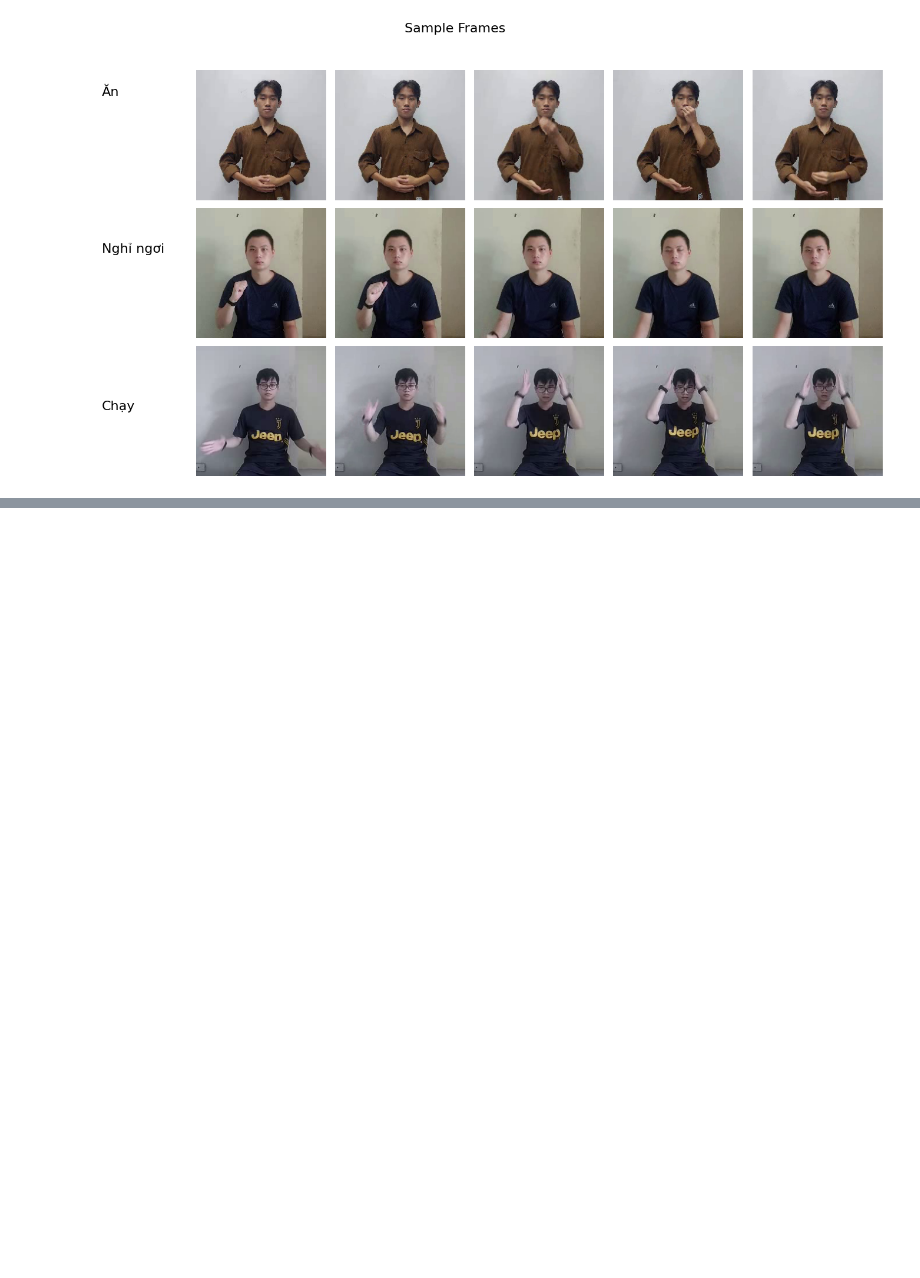
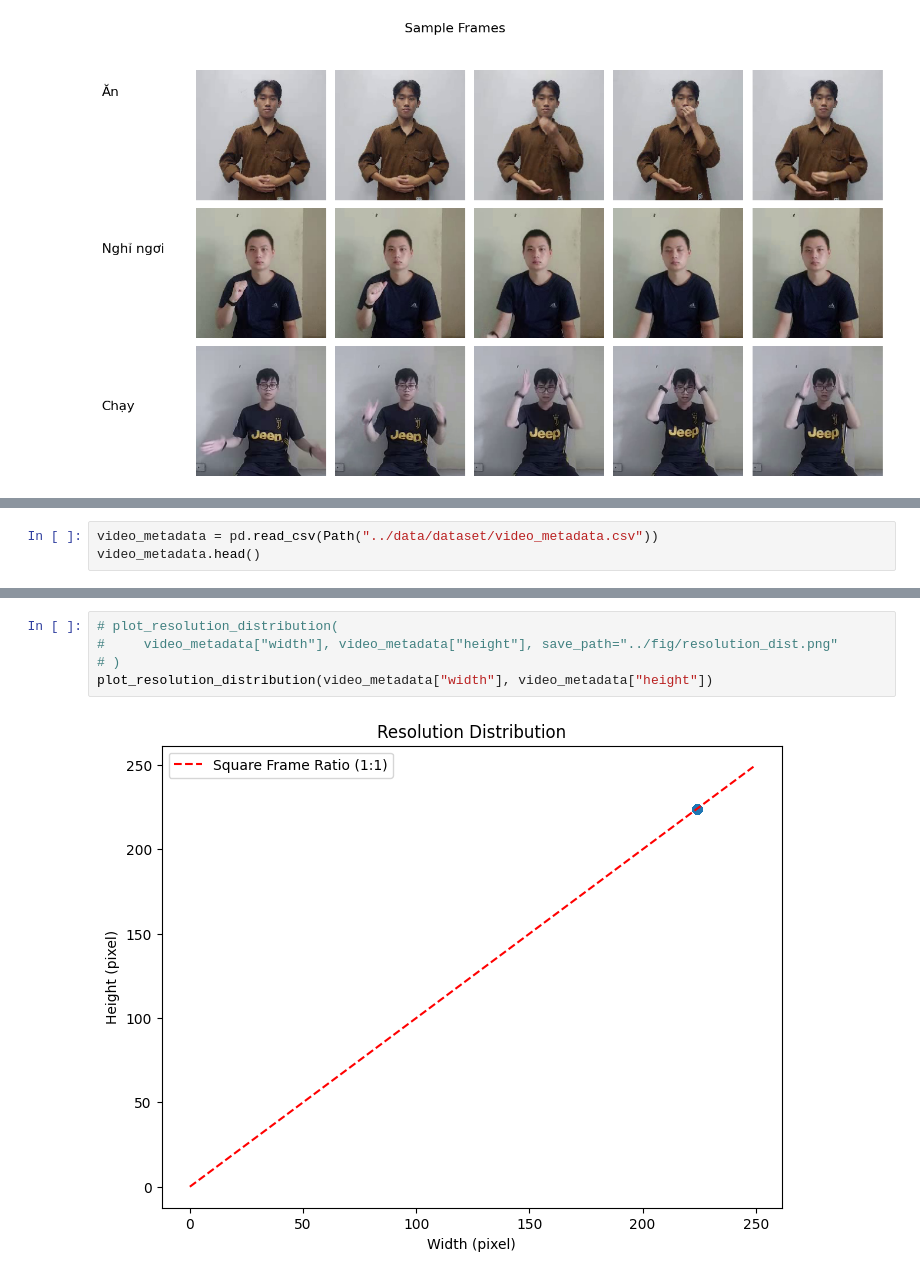
Before and after one commit to lucvantien1211/Vietnamese_Sign_Language_Recognition, a Jupyter notebook: notebooks/EDA.ipynb, the cells around one changed output, grey strips where cells are left out. Drawn from its saved outputs; the diff is of its cells as text; blank space fills up the shorter version.

Commit message:
Add plot_resolution_distribution function, add resolution_dist.png

```diff
--- a/notebooks/EDA.ipynb
+++ b/notebooks/EDA.ipynb
@@ -69,0 +45,3 @@ len(all_path)
+# %%
+video_metadata = pd.read_csv(Path("../data/dataset/video_metadata.csv"))
+video_metadata.head()
@@ -69,0 +55,7 @@ len(all_path)
+# %%
+# plot_resolution_distribution(
+#     video_metadata["width"], video_metadata["height"], save_path="../fig/resolution_dist.png"
+# )
+plot_resolution_distribution(video_metadata["width"], video_metadata["height"])
+# %% [output]
+[figure, added]
```
Also changed, not shown: parts of 5 cells of this notebook, 2 other files.
